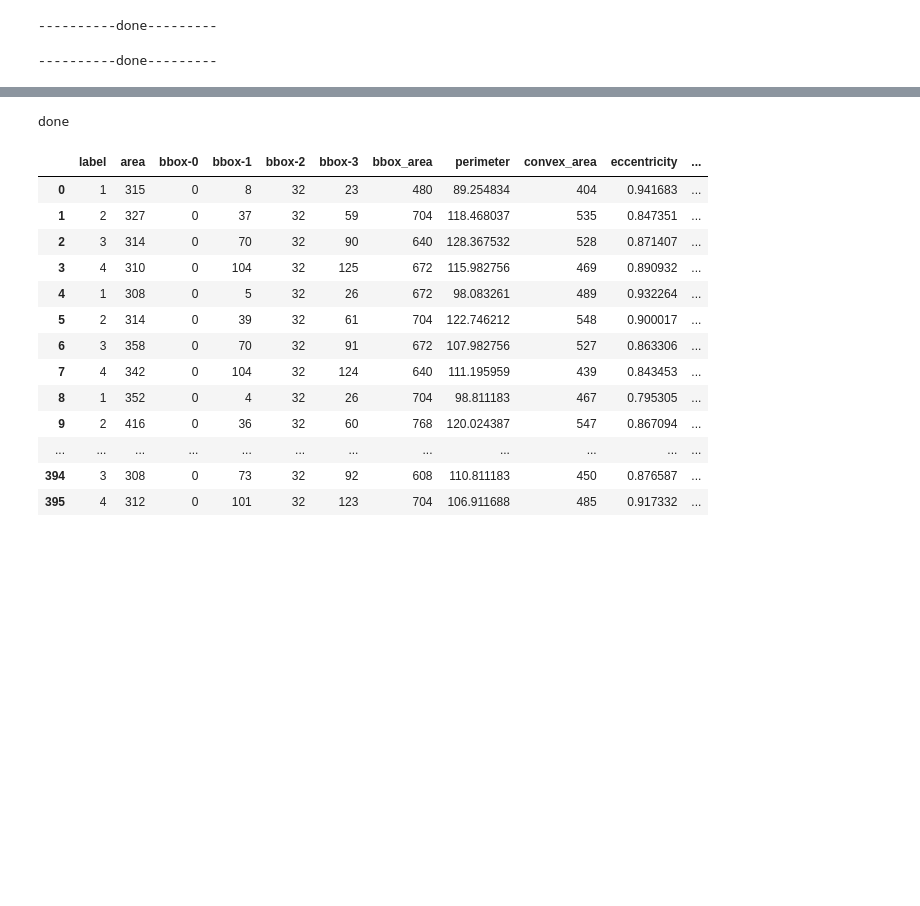
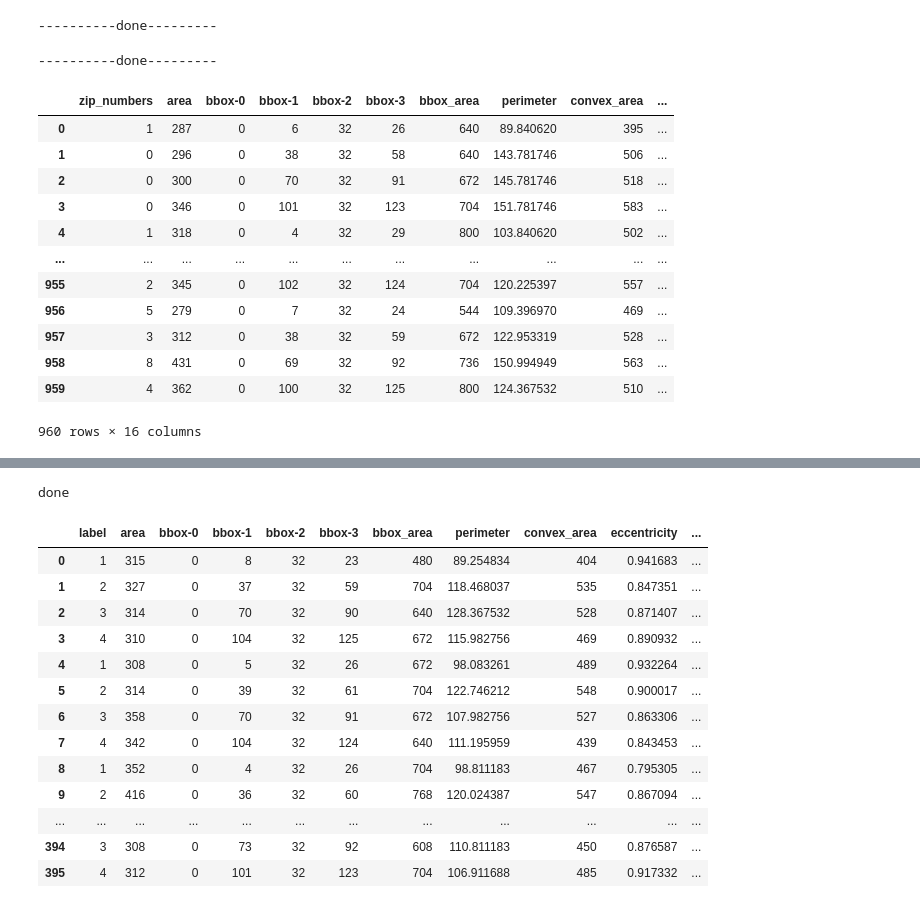
Before and after one commit to isahin1997/00MySchool, a Jupyter notebook: schoolopdrachten/BD_IML/assignments/final/final assignment/notebooks/testje.ipynb, the cells around one changed output, grey strips where cells are left out. Saved outputs shown, nothing was run; the diff lists cells and outputs as text; code cells hidden in the pictures; blank space fills up the shorter version.

```diff
--- a/schoolopdrachten/BD_IML/assignments/final/final assignment/notebooks/testje.ipynb
+++ b/schoolopdrachten/BD_IML/assignments/final/final assignment/notebooks/testje.ipynb
@@ -92,6 +92,11 @@ print('----------done---------')
 df = None
 error_counts = 0
 
+image_properties = ['label', 'area', 'bbox', 'bbox_area', 'perimeter',
+            'convex_area', 'eccentricity', 'equivalent_diameter',
+            'extent', 'feret_diameter_max', 'filled_area',
+            'perimeter_crofton', 'solidity']
+
 def initialize_image(image, image_name):
     zipcode = image
     zipcode = zipcode *-1
@@ -119,11 +124,8 @@ def initialize_image(image, image_name):
     #print(binary)
     label_image, total_labels = measure.label(binary, return_num=True)
     #display(label_image)
-
-    props = measure.regionprops_table(label_image, properties=['label', 'area', 'bbox', 'bbox_area', 'perimeter',
-                                                           'convex_area', 'eccentricity', 'equivalent_diameter',
-                                                        'extent', 'feret_diameter_max', 'filled_area',
-                                                            'perimeter_crofton', 'solidity'])
+    global image_properties
+    props = measure.regionprops_table(label_image, properties=image_properties)
     tmp_df = pd.DataFrame(props)
 
     # filter out labels that have too small areas. these labels are small dots that could not be filled with the opening function
@@ -142,6 +144,32 @@ def initialize_image(image, image_name):
 print('----------done---------')
 # %% [output]
 ----------done---------
+# %%
+result = pd.DataFrame()
+
+for i in range(0, len(all_images_df.index)):
+    image_name = all_images_df.iloc[i,0]
+    image = all_images_df.iloc[i,1]
+    tmp_result = initialize_image(image, image_name)
+    result = pd.concat([result, tmp_result])
+
+result.reset_index(inplace=True)
+result.drop(columns=['index', 'label'], inplace=True)
+result
+# %% [output]
+|  | zip_numbers | area | bbox-0 | bbox-1 | bbox-2 | bbox-3 | bbox_area | perimeter | convex_area | ... |
+| 0 | 1 | 287 | 0 | 6 | 32 | 26 | 640 | 89.840620 | 395 | ... |
+| 1 | 0 | 296 | 0 | 38 | 32 | 58 | 640 | 143.781746 | 506 | ... |
+| 2 | 0 | 300 | 0 | 70 | 32 | 91 | 672 | 145.781746 | 518 | ... |
+| 3 | 0 | 346 | 0 | 101 | 32 | 123 | 704 | 151.781746 | 583 | ... |
+| 4 | 1 | 318 | 0 | 4 | 32 | 29 | 800 | 103.840620 | 502 | ... |
+| ... | ... | ... | ... | ... | ... | ... | ... | ... | ... | ... |
+| 955 | 2 | 345 | 0 | 102 | 32 | 124 | 704 | 120.225397 | 557 | ... |
+| 956 | 5 | 279 | 0 | 7 | 32 | 24 | 544 | 109.396970 | 469 | ... |
+| 957 | 3 | 312 | 0 | 38 | 32 | 59 | 672 | 122.953319 | 528 | ... |
+| 958 | 8 | 431 | 0 | 69 | 32 | 92 | 736 | 150.994949 | 563 | ... |
+| 959 | 4 | 362 | 0 | 100 | 32 | 125 | 800 | 124.367532 | 510 | ... |
+960 rows × 16 columns
 # %%
 #initialize_image(list_images[0], list_images_name[0])
 
```
Also changed, not shown: parts of 16 cells of this notebook, 3 other files.
